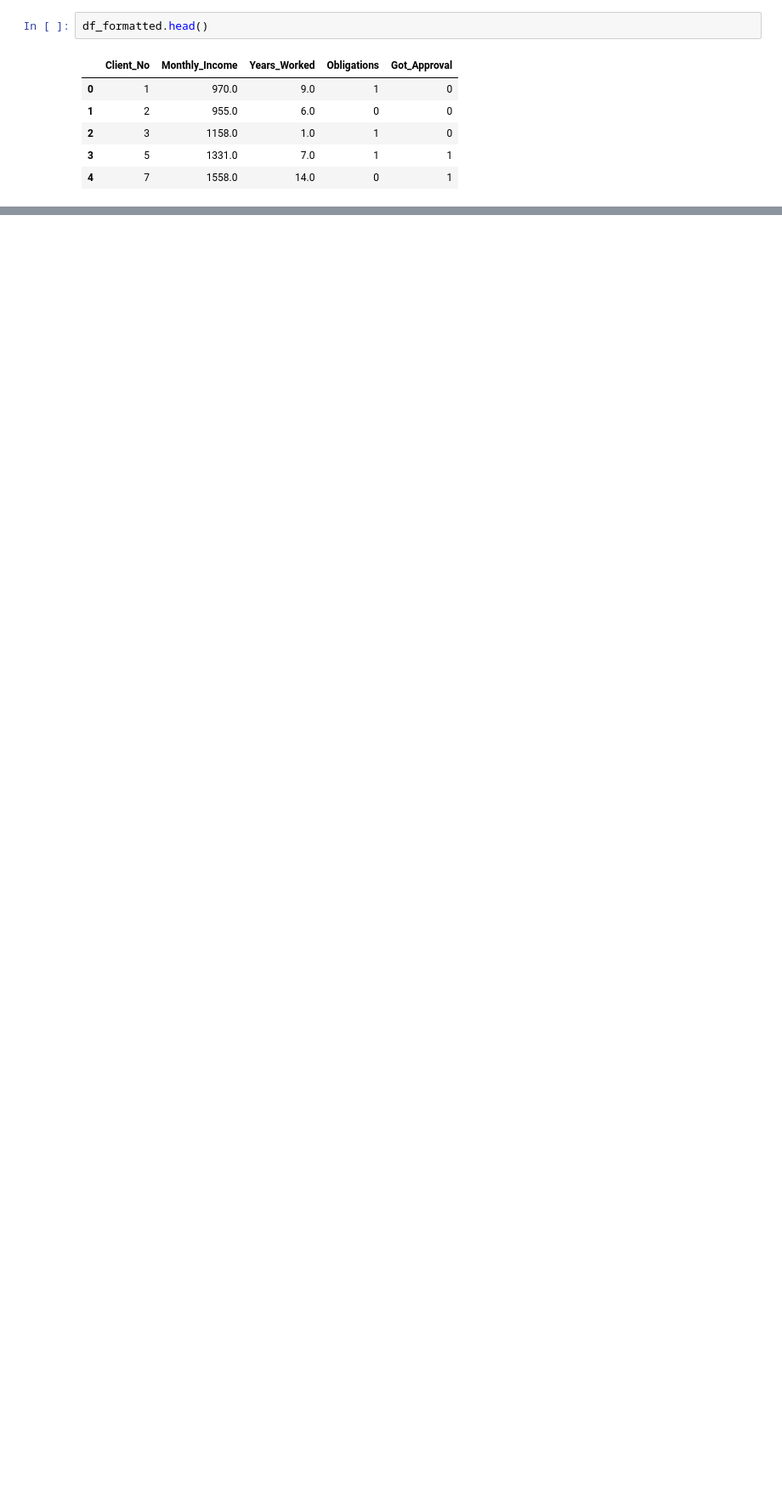
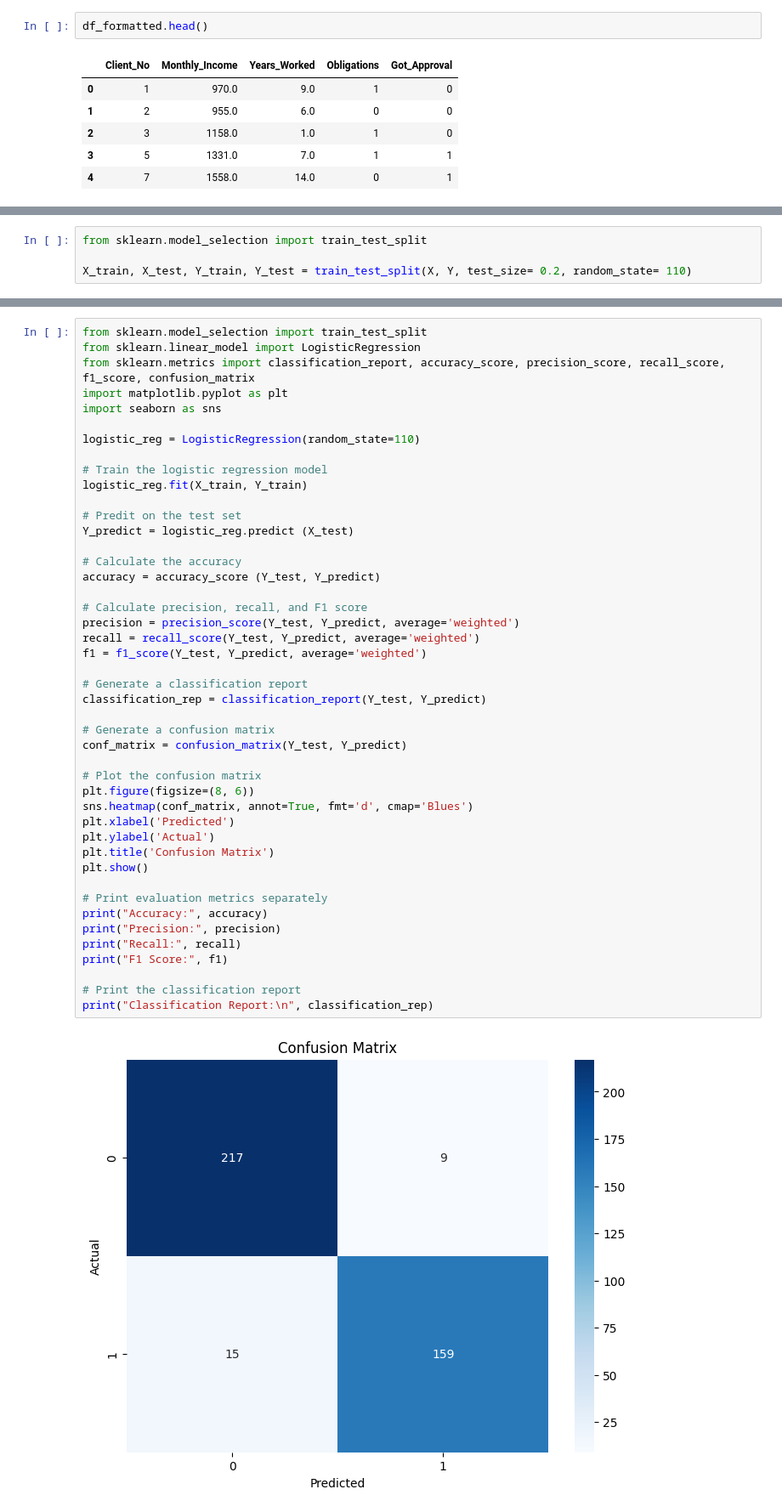
Before and after one commit to poddardelhi/Credit_modeller, a Jupyter notebook: Credit_Analysis.ipynb, the cells around one changed output, grey strips where cells are left out. Shown: that part at 85% size. Saved outputs shown, nothing was run; the diff lists cells and outputs as text; blank space fills up the shorter version.

Commit message:
Creeated logistic model and it's respected metrices

```diff
--- a/Credit_Analysis.ipynb
+++ b/Credit_Analysis.ipynb
@@ -63,0 +113,4 @@ df_formatted.head()
+# %%
+from sklearn.model_selection import train_test_split
+
+X_train, X_test, Y_train, Y_test = train_test_split(X, Y, test_size= 0.2, random_state= 110)
@@ -63,0 +132,47 @@ df_formatted.head()
+# %%
+from sklearn.model_selection import train_test_split
+from sklearn.linear_model import LogisticRegression
+from sklearn.metrics import classification_report, accuracy_score, precision_score, recall_score, f1_score, confusion_matrix
+import matplotlib.pyplot as plt
+import seaborn as sns
+
+logistic_reg = LogisticRegression(random_state=110)
+
+# Train the logistic regression model
+logistic_reg.fit(X_train, Y_train)
+
+# Predit on the test set
+Y_predict = logistic_reg.predict (X_test)
+
+# Calculate the accuracy
+accuracy = accuracy_score (Y_test, Y_predict)
+
+# Calculate precision, recall, and F1 score
+precision = precision_score(Y_test, Y_predict, average='weighted')
+recall = recall_score(Y_test, Y_predict, average='weighted')
+f1 = f1_score(Y_test, Y_predict, average='weighted')
+
+# Generate a classification report
+classification_rep = classification_report(Y_test, Y_predict)
+
+# Generate a confusion matrix
+conf_matrix = confusion_matrix(Y_test, Y_predict)
+
+# Plot the confusion matrix
+plt.figure(figsize=(8, 6))
+sns.heatmap(conf_matrix, annot=True, fmt='d', cmap='Blues')
+plt.xlabel('Predicted')
+plt.ylabel('Actual')
+plt.title('Confusion Matrix')
+plt.show()
+
+# Print evaluation metrics separately
+print("Accuracy:", accuracy)
+print("Precision:", precision)
+print("Recall:", recall)
+print("F1 Score:", f1)
+
+# Print the classification report
+print("Classification Report:\n", classification_rep)
+# %% [output]
+[figure, added]
```
Also changed, not shown: parts of 4 cells of this notebook.
